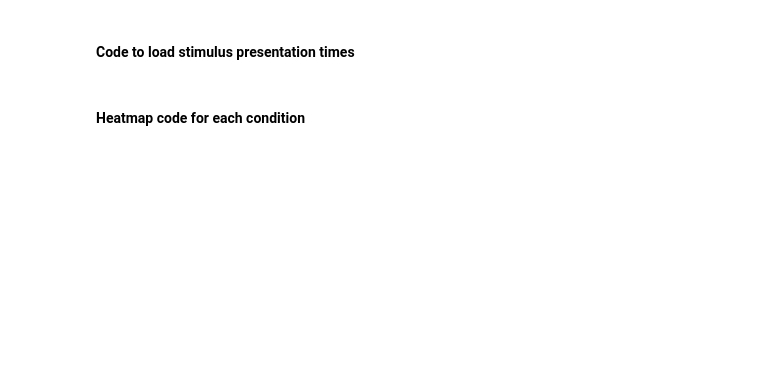
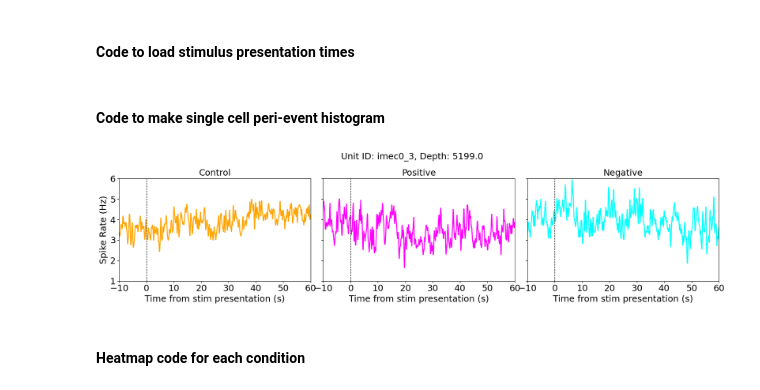
Before and after one commit to mvdm/nsb-mouse-2025, a Jupyter notebook: BenIgnitius/MBLvalence_heatmap_peths.ipynb, the cells around one changed output. Cells and saved outputs as stored; diff of their text form; code cells hidden in the pictures; blank space fills up the shorter version.

```diff
--- a/BenIgnitius/MBLvalence_heatmap_peths.ipynb
+++ b/BenIgnitius/MBLvalence_heatmap_peths.ipynb
@@ -28,0 +45,2 @@ bins = np.arange(pre-bin_size/2, post + bin_size/2, bin_size)
+# %% [markdown]
+#### Code to make single cell peri-event histogram
@@ -29,3 +115,66 @@ bins = np.arange(pre-bin_size/2, post + bin_size/2, bin_size)
+# %%
+# Adjustable parameters
+width_height_ratio = 4  # Adjust this value (higher = wider plots, lower = taller plots)
+figure_width = 18  # Total figure width in inches
+smoothing_sigma = 1  # Gaussian smoothing parameter (higher = more smoothing)
+
+display_bins = np.arange(pre-bin_size/2, post+bin_size, bin_size)
+display_tvec = 0.5*(display_bins[0:-1] + display_bins[1:])
+display_tvec.shape
+
+plt.close('all')
+
+# Calculate figure height based on width and desired ratio to make figure wide
+figure_height = figure_width / width_height_ratio
+
+# Create wide figure with adjusted subplot spacing
+fig, ax = plt.subplots(1, 3, figsize=(figure_width, figure_height))
+fig.subplots_adjust(wspace=0.3)  # Add space between subplots for wide figure
+
+idx = 0  # Change this to view different neurons
+
+# Apply Gaussian smoothing to the data
+control_smoothed = gaussian_filter1d(control_peths[idx,:], sigma=smoothing_sigma)
+positive_smoothed = gaussian_filter1d(positive_peths[idx,:], sigma=smoothing_sigma)
+negative_smoothed = gaussian_filter1d(negative_peths[idx,:], sigma=smoothing_sigma)
+
+# Plot smoothed data
+ax[0].plot(display_tvec, control_smoothed, label='Control', color='orange', linewidth=2)
+ax[0].set_title('Control', fontsize=18)
+ax[0].tick_params(axis='x', labelsize=18)
+ax[0].tick_params(axis='y', labelsize=18)
+ax[0].axvline(0, color='black', linestyle='--', linewidth=1)  # Add vertical line at time 0
+
+ax[1].plot(display_tvec, positive_smoothed, label='Positive', color='magenta', linewidth=2)
+ax[1].set_title('Positive', fontsize=18)
+ax[1].tick_params(axis='x', labelsize=18)
+ax[1].tick_params(axis='y', labelsize=18)
+ax[1].axvline(0, color='black', linestyle='--', linewidth=1)  # Add vertical line at time 0
+
+ax[2].plot(display_tvec, negative_smoothed, label='Negative', color='cyan', linewidth=2)
+ax[2].set_title('Negative', fontsize=18)
+ax[2].tick_params(axis='x', labelsize=18)
+ax[2].tick_params(axis='y', labelsize=18)
+ax[2].axvline(0, color='black', linestyle='--', linewidth=1)  # Add vertical line at time 0
+
+# Set same y-axis limits for all subplots using smoothed data
+y_min = min(np.min(control_smoothed), np.min(positive_smoothed), np.min(negative_smoothed))
+y_max = max(np.max(control_smoothed), np.max(positive_smoothed), np.max(negative_smoothed))
+
+for i in range(3):
+    ax[i].set_ylim(np.floor(y_min), np.ceil(y_max))
+    ax[i].set_xlabel('Time from stim presentation (s)', fontsize=18)
+    ax[i].set_xlim(pre, post)
+    if i == 0:
+        ax[i].set_ylabel('Spike Rate (Hz)', fontsize=18)
+    else:
+        ax[i].set_yticklabels([])
+    # Subplot proportions now controlled by figure dimensions only
+
+plt.suptitle(f'Unit ID: {unit_ids[idx]}, Depth: {unit_depths[idx]}', fontsize=18)
+plt.tight_layout()
+# %% [output]
+[figure, added]
 # %% [markdown]
 #### Heatmap code for each condition
 # %%
```
Also changed, not shown: parts of 10 cells of this notebook.
